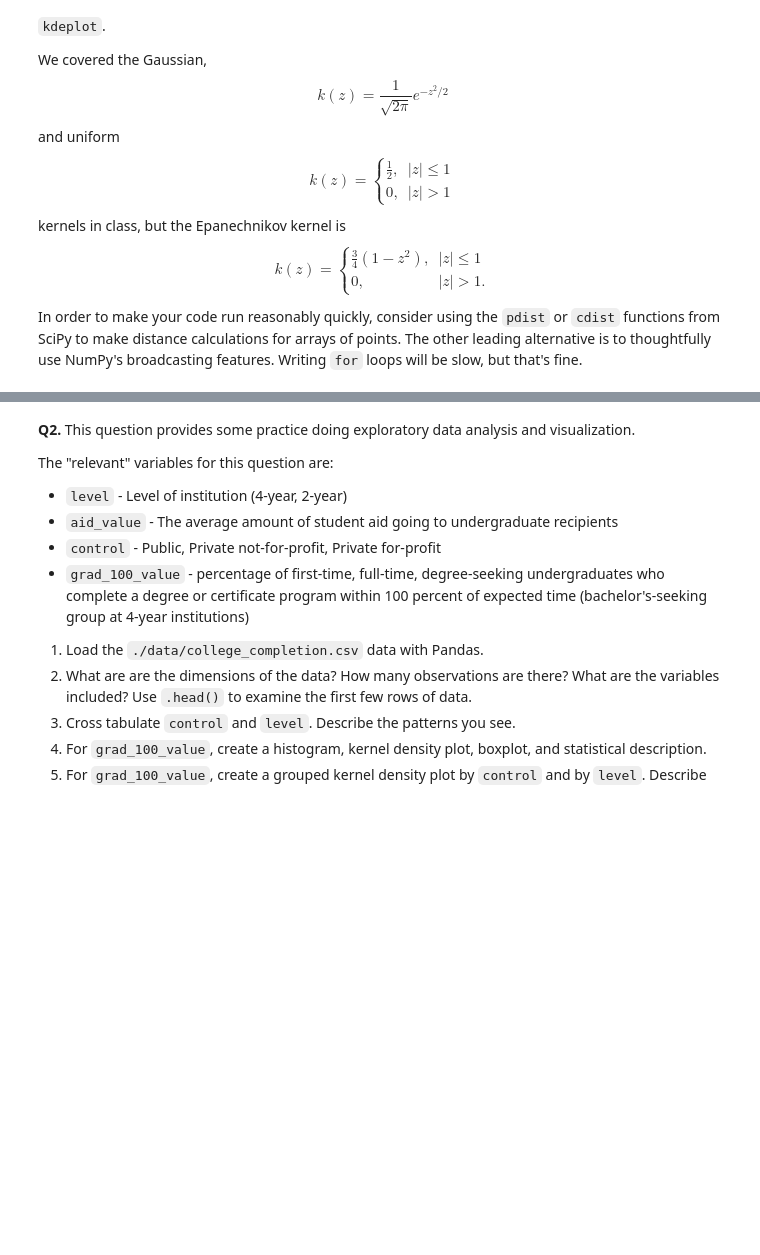
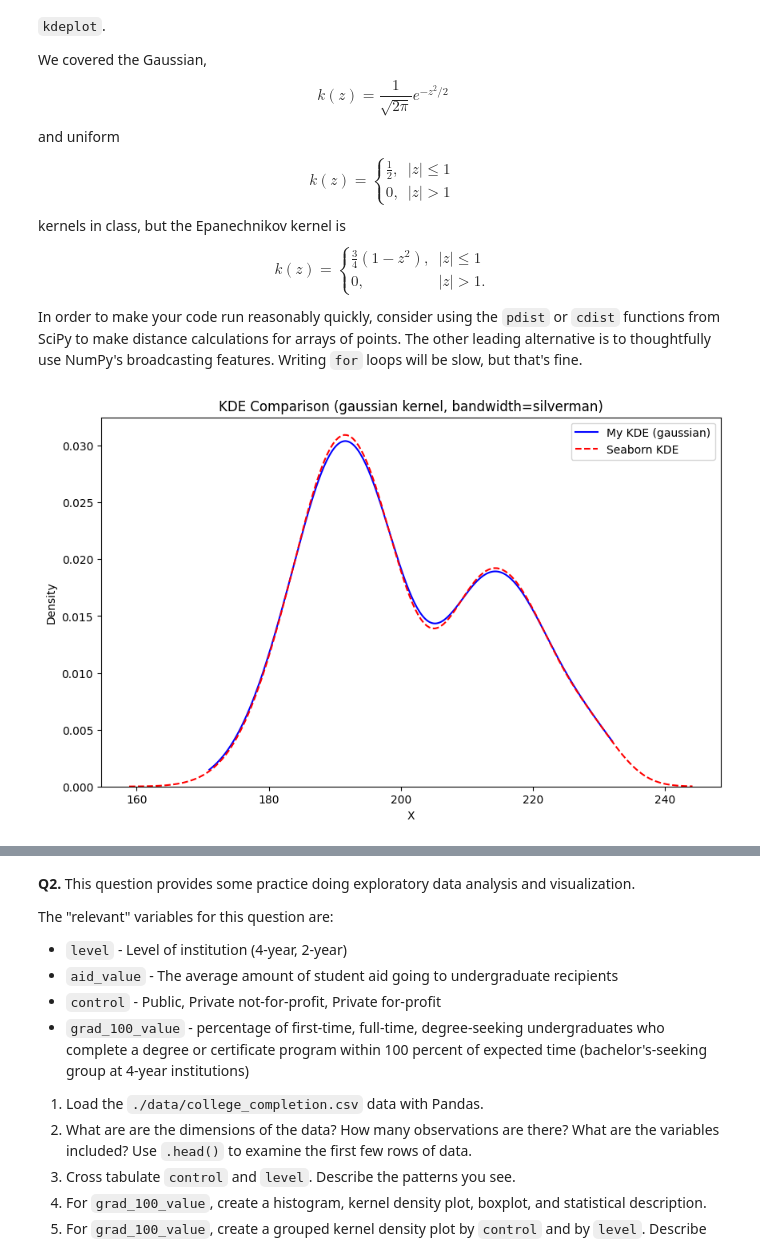
Before and after one commit to huyenvhuynh/visualization_assignment, a Jupyter notebook: assignment.ipynb, the cells around one changed output, grey strips where cells are left out. Saved outputs shown, nothing was run; the diff lists cells and outputs as text; code cells hidden in the pictures; blank space fills up the shorter version.

```diff
--- a/assignment.ipynb
+++ b/assignment.ipynb
@@ -35,4 +43,101 @@ $$
 
 In order to make your code run reasonably quickly, consider using the `pdist` or `cdist` functions from SciPy to make distance calculations for arrays of points. The other leading alternative is to thoughtfully use NumPy's broadcasting features. Writing `for` loops will be slow, but that's fine.
 # %%
-testing
+import numpy as np
+import matplotlib.pyplot as plt
+import seaborn as sns
+from scipy.spatial.distance import cdist
+
+# Kernel function, Gaussian
+def kernel_function(z, kernel="gaussian"):
+    if kernel == "gaussian":
+        return (1 / np.sqrt(2 * np.pi)) * np.exp(-0.5 * z**2)
+    elif kernel == "uniform":
+        # Uniform kernel: constant 1/2 within |z| <= 1, else 0
+        return 0.5 * np.where(np.abs(z) <= 1, 1, 0)
+    elif kernel == "epanechnikov":
+        # Epanechnikov kernel: 3/4 * (1 - z^2) within |z| <= 1, else 0
+        return 0.75 * (1 - z**2) * np.where(np.abs(z) <= 1, 1, 0)
+    else:
+        raise ValueError("Invalid kernel type. Choose 'gaussian', 'uniform', or 'epanechnikov'.")
+
+# Bandwidth with Silverman default
+def get_bandwidth(data, bandwidth="silverman"):
+    n = len(data)
+    std = np.std(data, ddof=1)  # Sample standard deviation
+
+    if bandwidth == "silverman":
+        return 1.06 * std * n ** (-1/5)
+    elif isinstance(bandwidth, (int, float)):
+        if bandwidth <= 0:
+            raise ValueError("Bandwidth must be positive.")
+        return bandwidth
+    else:
+        raise ValueError("Invalid bandwidth. Use 'silverman' or a positive number.")
+
+# Custom KDE function
+# pass in a Pandas series or Numpy array
+# default kernel should be Gaussian, but include the uniform/bump and Epanechnikov as alternatives
+# default bandwidth should be the Silverman plug-in, but allow the user to specify an alternative
+def my_kde(data, kernel="gaussian", bandwidth="silverman", x_grid=None, use_cdist=False):
+    # Convert input to NumPy array
+    data = np.asarray(data)
+    n = len(data)
+
+    # Compute bandwidth
+    h = get_bandwidth(data, bandwidth)
+
+    # Default x_grid if not provided
+    if x_grid is None:
+        x_grid = np.linspace(data.min() - 1, data.max() + 1, 200)
+
+    # Compute pairwise distances
+    if use_cdist:
+        # Consider using the pdist or cdist functions from SciPy to make distance calculations for arrays of points
+        distances = cdist(x_grid.reshape(-1, 1), data.reshape(-1, 1)) / h
+    else:
+        # Using NumPy broadcasting (efficient for small-medium data)
+        distances = (x_grid[:, None] - data[None, :]) / h
+
+    # Apply kernel function
+    kernel_vals = kernel_function(distances, kernel)
+
+    # KDE formula
+    # f(x) = (1 / (n*h)) * sum of kernel values across data points
+    densities = kernel_vals.mean(axis=1) / h
+
+    return x_grid, densities
+
+# Visualization function
+def plot_kde_comparison(data, kernel="gaussian", bandwidth="silverman"):
+    # Create x-grid
+    x_grid = np.linspace(data.min() - 1, data.max() + 1, 300)
+
+    # Get custom KDE
+    x, my_density = my_kde(data, kernel=kernel, bandwidth=bandwidth, x_grid=x_grid)
+
+    # Plotting
+    plt.figure(figsize=(10, 6))
+    sns.lineplot(x=x, y=my_density, label=f"My KDE ({kernel})", color="blue")
+    sns.kdeplot(data, label="Seaborn KDE", color="red", linestyle="--")
+    plt.title(f"KDE Comparison ({kernel} kernel, bandwidth={bandwidth})")
+    plt.xlabel("X")
+    plt.ylabel("Density")
+    plt.legend()
+    plt.show()
+
+# Example
+if __name__ == "__main__":
+    # Load example dataset
+    data = sns.load_dataset("penguins")["flipper_length_mm"].dropna()
+
+    # Compare Gaussian KDE
+    plot_kde_comparison(data, kernel="gaussian", bandwidth="silverman")
+
+    # Compare Uniform KDE
+    plot_kde_comparison(data, kernel="uniform", bandwidth="silverman")
+
+    # Compare Epanechnikov KDE
+    plot_kde_comparison(data, kernel="epanechnikov", bandwidth="silverman")
+# %% [output]
+[figure, added]
```
Also changed, not shown: parts of 4 cells of this notebook.
